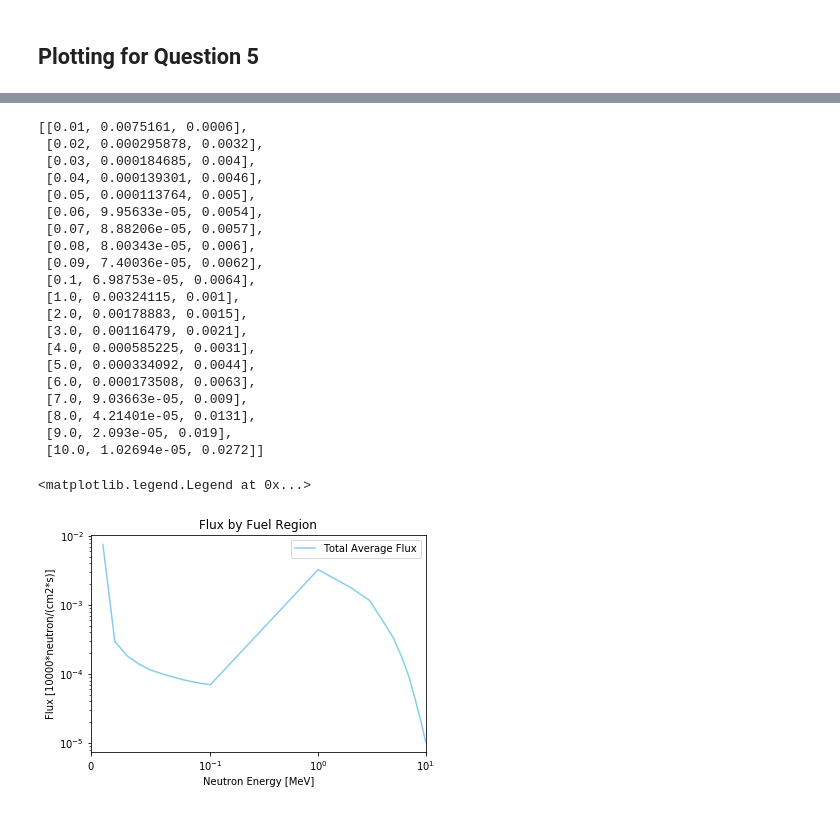
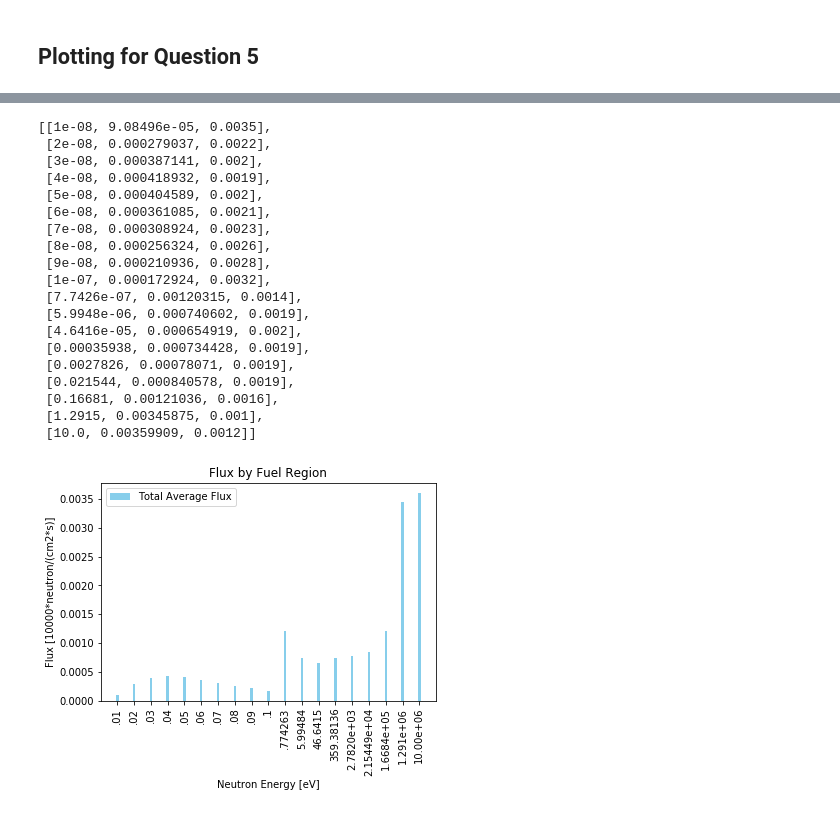
Before and after one commit to wjvanderlip/NE150_homework, a Jupyter notebook: 4HW/hw4_150.ipynb, the cells around one changed output, grey strips where cells are left out. Saved outputs shown, nothing was run; the diff lists cells and outputs as text; code cells hidden in the pictures.

Commit message:
plots complete

```diff
--- a/4HW/hw4_150.ipynb
+++ b/4HW/hw4_150.ipynb
@@ -77,3 +73,3 @@ ax2.legend()
 # %%
 with open('outputs/single_pin_6/outp') as f:
-    lines_after_17 = f.readlines()[3192:3212]
+    text_block = f.readlines()[3200:3219]
@@ -93,8 +111,8 @@ def clean_up(text):
     return text_final
 # %%
 cleaned = []
-for l in range(len(lines_after_17)):
-    c_line = lines_after_17[l]
+for l in range(len(text_block)):
+    c_line = text_block[l]
     clean_line = clean_up(c_line)
     cleaned.append(clean_line)
 plot_data = []
@@ -104,52 +122,52 @@ for line in cleaned:
     plot_data.append(num_float)
 plot_data
 # %% [output]
-[[0.01, 0.0075161, 0.0006],
- [0.02, 0.000295878, 0.0032],
- [0.03, 0.000184685, 0.004],
- [0.04, 0.000139301, 0.0046],
- [0.05, 0.000113764, 0.005],
- [0.06, 9.95633e-05, 0.0054],
- [0.07, 8.88206e-05, 0.0057],
- [0.08, 8.00343e-05, 0.006],
- [0.09, 7.40036e-05, 0.0062],
- [0.1, 6.98753e-05, 0.0064],
- [1.0, 0.00324115, 0.001],
- [2.0, 0.00178883, 0.0015],
- [3.0, 0.00116479, 0.0021],
- [4.0, 0.000585225, 0.0031],
- [5.0, 0.000334092, 0.0044],
- [6.0, 0.000173508, 0.0063],
- [7.0, 9.03663e-05, 0.009],
- [8.0, 4.21401e-05, 0.0131],
- [9.0, 2.093e-05, 0.019],
- [10.0, 1.02694e-05, 0.0272]]
+[[1e-08, 9.08496e-05, 0.0035],
+ [2e-08, 0.000279037, 0.0022],
+ [3e-08, 0.000387141, 0.002],
+ [4e-08, 0.000418932, 0.0019],
+ [5e-08, 0.000404589, 0.002],
+ [6e-08, 0.000361085, 0.0021],
+ [7e-08, 0.000308924, 0.0023],
+ [8e-08, 0.000256324, 0.0026],
+ [9e-08, 0.000210936, 0.0028],
+ [1e-07, 0.000172924, 0.0032],
+ [7.7426e-07, 0.00120315, 0.0014],
+ [5.9948e-06, 0.000740602, 0.0019],
+ [4.6416e-05, 0.000654919, 0.002],
+ [0.00035938, 0.000734428, 0.0019],
+ [0.0027826, 0.00078071, 0.0019],
+ [0.021544, 0.000840578, 0.0019],
+ [0.16681, 0.00121036, 0.0016],
+ [1.2915, 0.00345875, 0.001],
+ [10.0, 0.00359909, 0.0012]]
 # %%
 energy_x = []
 for nrg in range(len(plot_data)):
     EE = plot_data[nrg][0]
     energy_x.append(EE)
 flux_y =[]
 for f in range(len(plot_data)):
     flux = plot_data[f][1]
     flux_y.append(flux)
 
 width = 0.15  # the width of the bars
+x_pos = np.linspace(0, 19, 19)
+fig3, ax3 = plt.subplots()
+ax3.bar(x_pos, flux_y, width, color='SkyBlue', label='Total Average Flux')
 
-fig3, ax3 = plt.subplots()
-ax3.plot(energy_x, flux_y, color='SkyBlue', label='Total Average Flux')
-#ax1.set_xscale('symlog', basex=2)
-ax3.set_xscale('symlog', linthreshx=.1)
-ax3.set_yscale('log')
-#rects12 = ax2.bar(ind2 + width/2, thermal6, width, color='IndianRed', label='Thermal Flux')
-#rects13 = ax2.bar(ind2 + width, fast6, width, color='Green', label='Fast Flux')
-# Add some text for labels, title and custom x-axis tick labels, etc.
+ax3.set_xticks(x_pos)
+plt.xticks(rotation='vertical')
+ax3.set_xticklabels(('.01', '.02', '.03', '.04', '.05', '.06', '.07', '.08', '.09', '.1',
+                     '.774263', '5.99484', '46.6415', '359.38136', '2.7820e+03', '2.15449e+04', '1.6684e+05',
+                       '1.291e+06', '10.00e+06'))
+
 ax3.set_ylabel('Flux [10000*neutron/(cm2*s)]')
-ax3.set_xlabel('Neutron Energy [MeV]')
+ax3.set_xlabel('Neutron Energy [eV]')
 ax3.set_title('Flux by Fuel Region')
-ax3.set_xlim(0, 10)
+#ax3.set_ylim(0, .1)
 
 ax3.legend()
+plt.savefig('q6_nrg_distro.jpg')
 # %% [output]
-<matplotlib.legend.Legend at 0x...>
-[figure, old version]
+[figure, new version]
```
Also changed, not shown: parts of 8 cells of this notebook, 4 other files.
